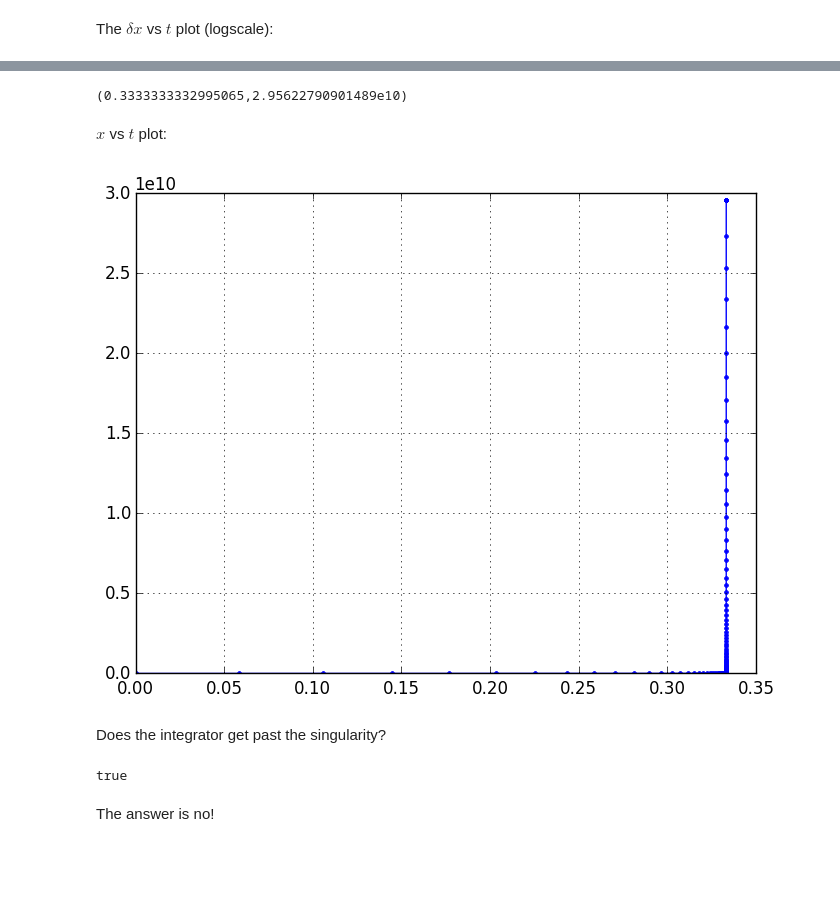
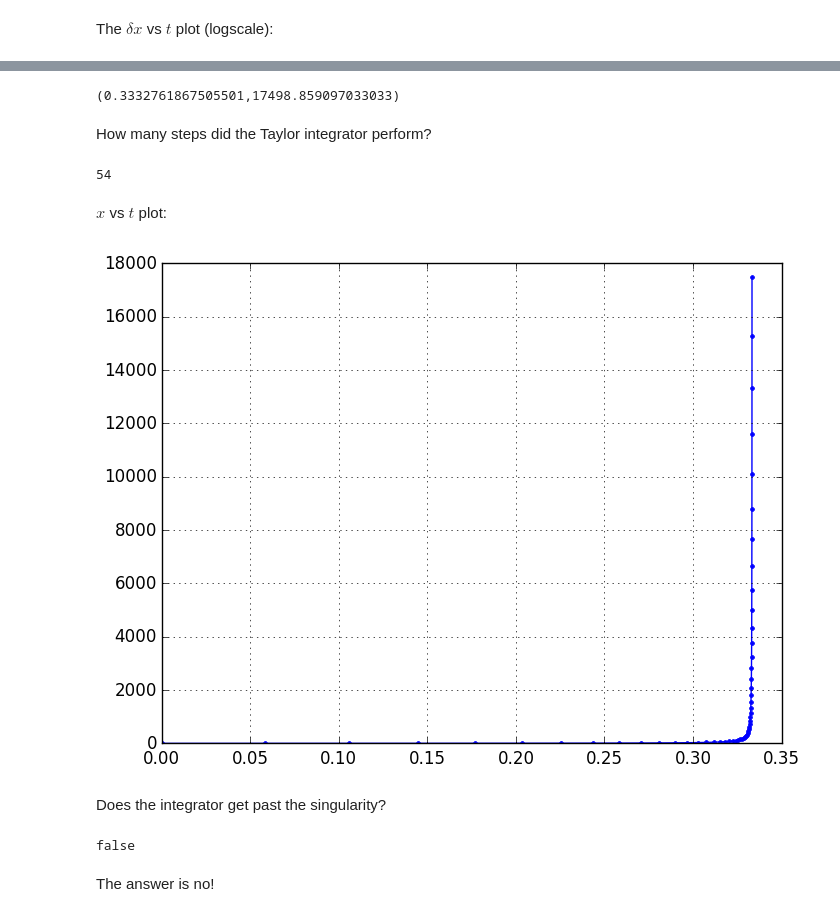
Before and after one commit to PerezHz/TaylorIntegration.jl, a Jupyter notebook: examples/x-dot-equals-x-squared.ipynb, the cells around one changed output, grey strips where cells are left out. Drawn from its saved outputs; the diff is of its cells as text; code cells hidden in the pictures; blank space fills up the shorter version.

```diff
--- a/examples/x-dot-equals-x-squared.ipynb
+++ b/examples/x-dot-equals-x-squared.ipynb
@@ -213,21 +96,27 @@ On the other hand, `@inbounds` does seem to improve things a little bit
 # %%
-t_[end], x_[end]
+tT[end], xT[end]
 # %% [output]
-(0.3333333332995065,2.95622790901489e10)
+(0.3332761867505501,17498.859097033033)
+# %% [markdown]
+How many steps did the Taylor integrator perform?
+# %%
+length(xT)-1
+# %% [output]
+54
 # %% [markdown]
 $x$ vs $t$ plot:
 # %%
 # axis([0, 0.35, -15, 10])
 grid(true)
-plot(t_, x_, ".-");
+plot(tT, xT, ".-");
 # %% [output]
-[figure, old version]
+[figure, new version]
 # %% [markdown]
 Does the integrator get past the singularity?
 # %%
-t_[end] < 1/3
+tT[end] > 1/3
 # %% [output]
-true
+false
 # %% [markdown]
 The answer is no!
 # %% [markdown]
```
Also changed, not shown: parts of 57 cells of this notebook.
